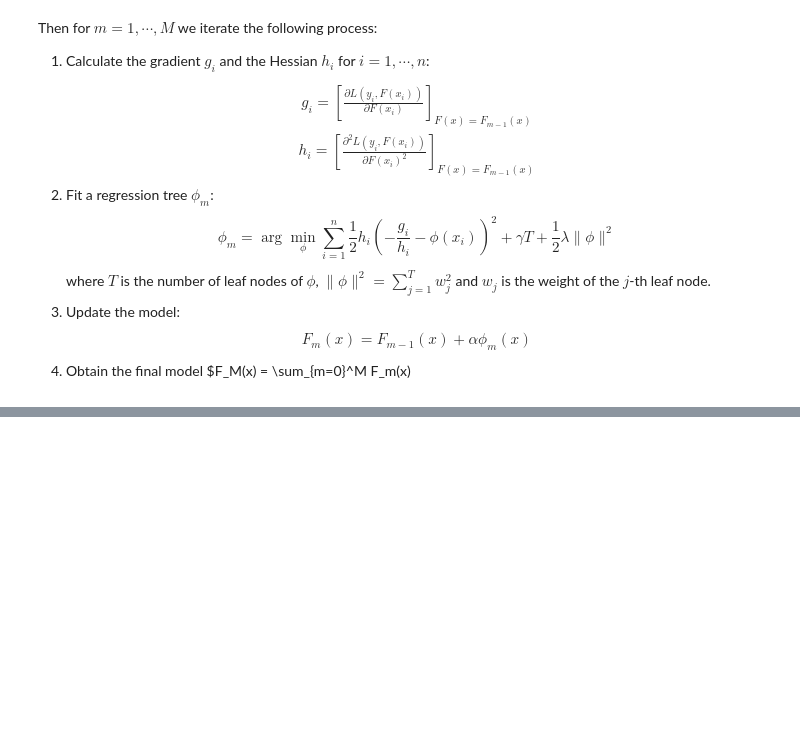
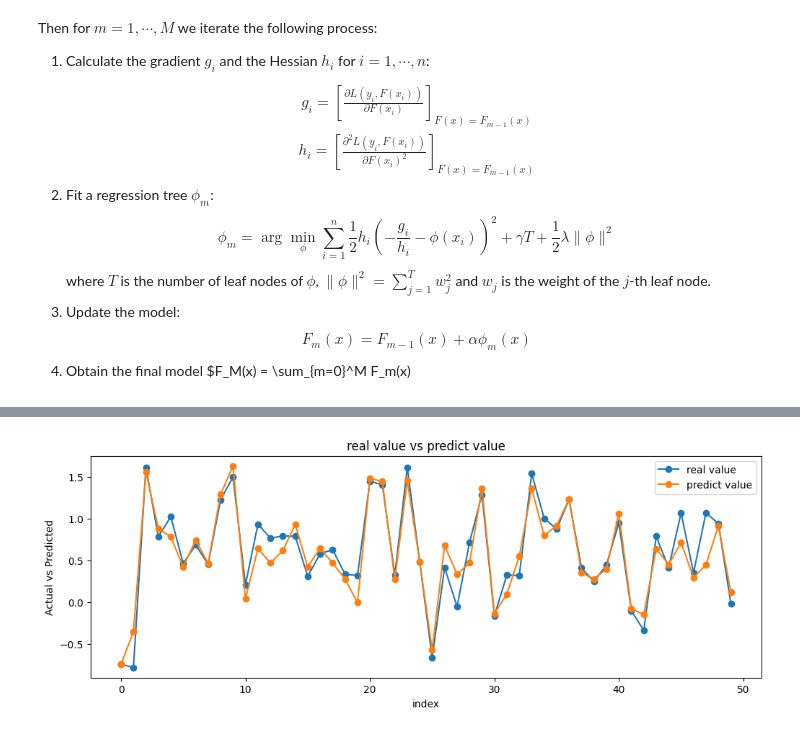
Before and after one commit to fredjeong/notes, a Jupyter notebook: machine-learning/supervised-learning/ensemble/XGBoost.ipynb, the cells around one changed output, grey strips where cells are left out. Cells and saved outputs as stored; diff of their text form; code cells hidden in the pictures; blank space fills up the shorter version.

```diff
--- a/machine-learning/supervised-learning/ensemble/XGBoost.ipynb
+++ b/machine-learning/supervised-learning/ensemble/XGBoost.ipynb
@@ -279,0 +191,13 @@ plt.show()
+# %%
+fig = plt.figure(figsize = (12, 4))
+
+plt.plot(y_true[:50], marker='o', label='real value')
+plt.plot(y_pred[:50], marker='o', label='predict value')
+plt.title('real value vs predict value')
+plt.xlabel('index')
+plt.ylabel('Actual vs Predicted')
+plt.legend(loc = 'best')
+
+plt.show()
+# %% [output]
+[figure, added]
```
Also changed, not shown: parts of 9 cells of this notebook, 1 other file.
